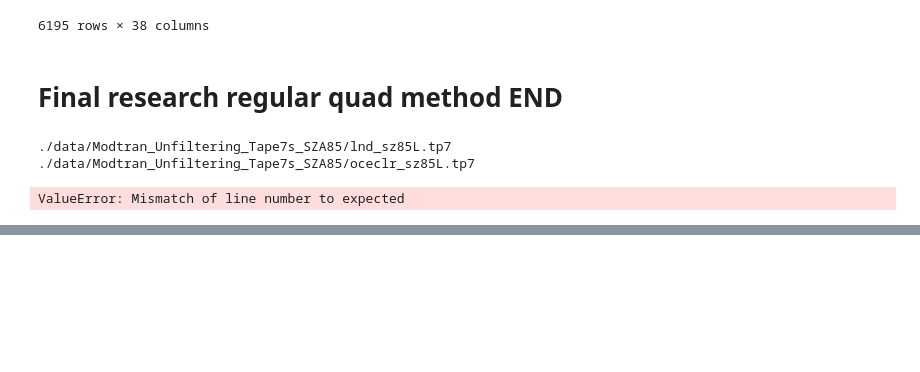
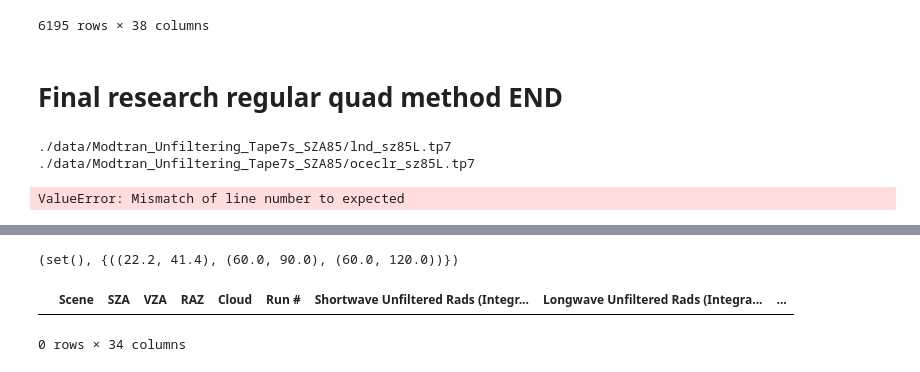
Before and after one commit to LASP-Libera/libera_unfiltering, a Jupyter notebook: nb_pt1.ipynb, the cells around one changed output, grey strips where cells are left out. Cells and saved outputs as stored; diff of their text form; code cells hidden in the pictures; blank space fills up the shorter version.

```diff
--- a/nb_pt1.ipynb
+++ b/nb_pt1.ipynb
@@ -3789,0 +3988,12 @@ snow_dataset
+# %%
+snow_only = set(snow_coefficients[1]) - set(land_coefficients[1])
+land_only = set(land_coefficients[1]) - set(snow_coefficients[1])
+both = land_only & snow_only
+both, snow_only
+# %% [output]
+(set(), {((22.2, 41.4), (60.0, 90.0), (60.0, 120.0))})
+# %%
+land_dataset[(land_dataset["SZA"] > -1.00) & (land_dataset["SZA"] <= 23.00) & (land_dataset["VZA"] > -1.00) & (land_dataset["VZA"] <= 16.00) & (land_dataset["RAZ"] >= 15.00) & (land_dataset["RAZ"] <= 61.00)]
+# %% [output]
+|  | Scene | SZA | VZA | RAZ | Cloud | Run # | Shortwave Unfiltered Rads (Integr... | Longwave Unfiltered Rads (Integra... | ... |
+0 rows × 34 columns
```
Also changed, not shown: parts of 4 cells of this notebook.
